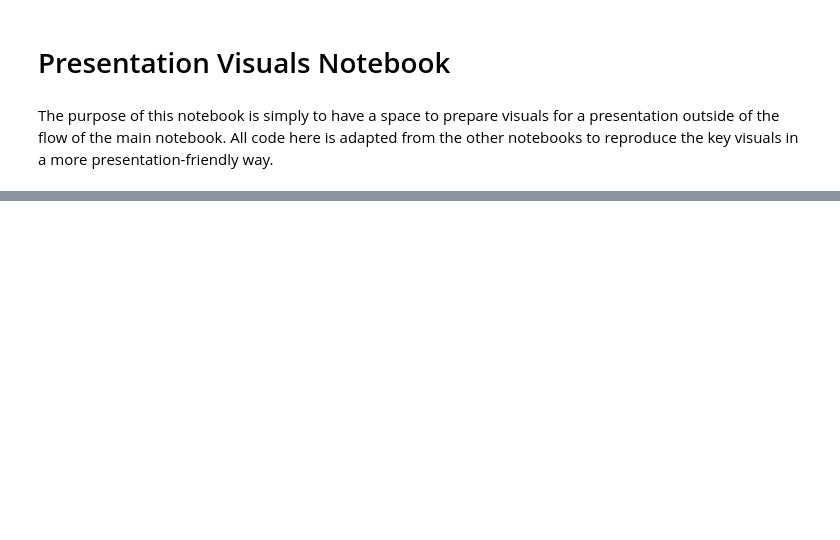
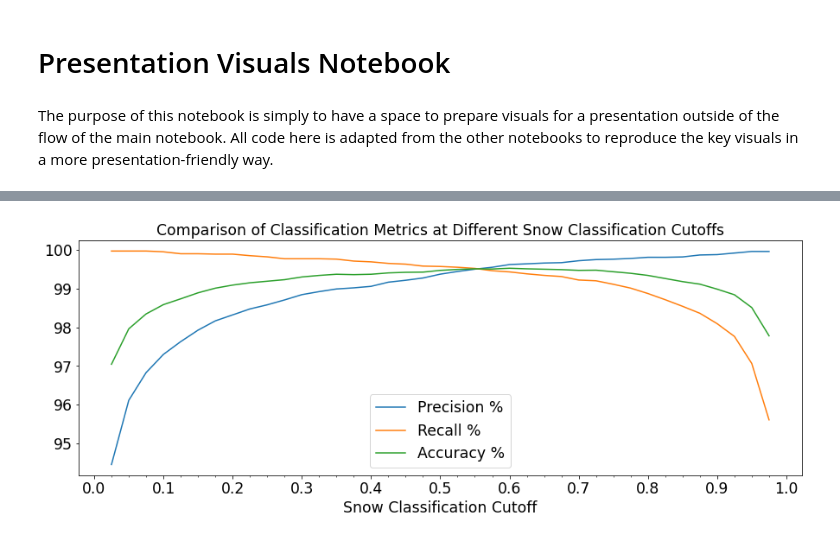
Before and after one commit to MarkCHarris/ga-capstone-snow-vision, a Jupyter notebook: code/presentation_visuals.ipynb, the cells around one changed output, grey strips where cells are left out. Cells and saved outputs as stored; diff of their text form; code cells hidden in the pictures; blank space fills up the shorter version.

```diff
--- a/code/presentation_visuals.ipynb
+++ b/code/presentation_visuals.ipynb
@@ -74,0 +88,30 @@ ax.legend(fontsize='x-large');
+# %%
+# Calculate precision, recall, f1 score, and accuracy of snow identification for 39 different cutoffs.
+snow_cutoffs = []
+snow_precisions = []
+snow_recalls = []
+snow_f1_scores = []
+accuracies = []
+for snow_cutoff in np.linspace(.025, .975, 39):
+    model2_val_pred_df['pred_binary'] = model2_val_pred_df['pred'].apply(binarize_class, args=(snow_cutoff,))
+    report = classification_report(model2_val_pred_df['true'], model2_val_pred_df['pred_binary'], target_names=['clear', 'snow'], output_dict=True)
+    snow_cutoffs.append(snow_cutoff)
+    snow_precisions.append(report['snow']['precision'])
+    snow_recalls.append(report['snow']['recall'])
+    snow_f1_scores.append(report['snow']['f1-score'])
+    accuracies.append(report['accuracy'])
+# %%
+# Plot the precision, recall, f1 score, and accuracty of snow identification for each cutoff.
+fig, ax = plt.subplots(figsize=(15,5))
+ax.plot(snow_cutoffs, [x*100 for x in snow_precisions], label='Precision %')
+ax.plot(snow_cutoffs, [x*100 for x in snow_recalls], label='Recall %')
+ax.plot(snow_cutoffs, [x*100 for x in accuracies], label='Accuracy %')
+ax.xaxis.set_major_locator(MultipleLocator(.1))
+ax.xaxis.set_minor_locator(MultipleLocator(.025))
+ax.set_title('Comparison of Classification Metrics at Different Snow Classification Cutoffs', fontsize='xx-large')
+ax.set_xlabel('Snow Classification Cutoff', fontsize='xx-large')
+plt.xticks(fontsize='xx-large')
+plt.yticks(fontsize='xx-large')
+ax.legend(fontsize='xx-large');
+# %% [output]
+[figure, added]
```
Also changed, not shown: parts of 6 cells of this notebook, 3 other files.
